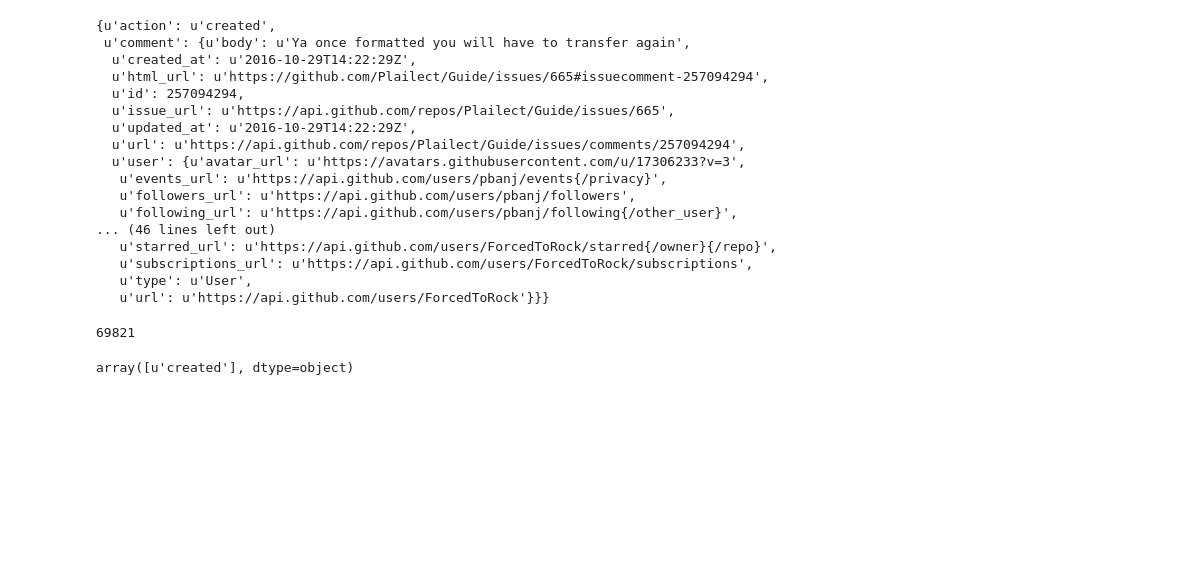
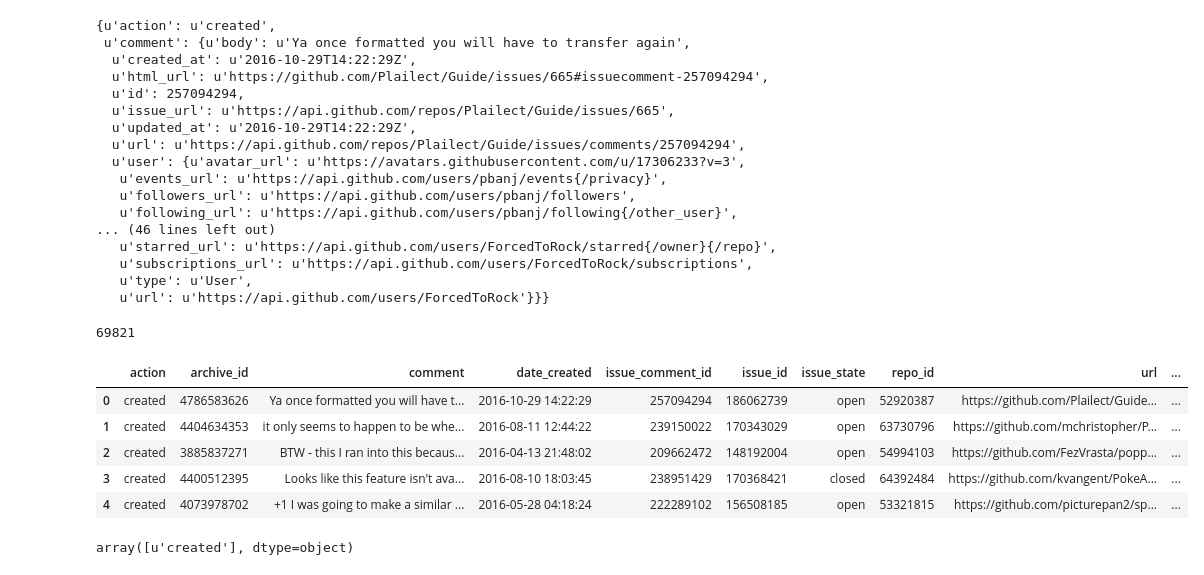
Before and after one commit to nicholas-alonzo/GitHub-Repo-Analysis, a Jupyter notebook: BigQueryProcessing_na.ipynb, the cells around one changed output. Cells and saved outputs as stored; diff of their text form; code cells hidden in the pictures; blank space fills up the shorter version.

Commit message:
small update to issue comment events section

```diff
--- a/BigQueryProcessing_na.ipynb
+++ b/BigQueryProcessing_na.ipynb
@@ -281,12 +281,14 @@ for index, row in IssueCommentEvents.iterrows():
 
     payload = row['payload']
     comment = payload['comment']
+    issue = payload['issue']
 
     ICL.append({'repo_id': row['repo_id'], 'user_id': row['user_id'],
                'user_login': row['login'], 'date_created': row['created_at'],
                'archive_id': row['archive_id'], 'action': payload['action'],
-               'comment': comment['body'], 'comment_id': pd.to_numeric(comment['id']),
-                'url': comment['html_url']})
+               'comment': comment['body'], 'issue_comment_id': pd.to_numeric(comment['id']),
+                'url': comment['html_url'], 'issue_id': pd.to_numeric(issue['id']),
+               'issue_state': issue['state']})
 # %%
 # check the structure of issue comment Event
 len(ICL)
@@ -294,6 +296,15 @@ len(ICL)
 69821
 # %%
 issue_comments_table = pd.DataFrame(ICL)
+# %%
+issue_comments_table.head()
+# %% [output]
+|  | action | archive_id | comment | date_created | issue_comment_id | issue_id | issue_state | repo_id | url | ... |
+| 0 | created | 4786583626 | Ya once formatted you will have t... | 2016-10-29 14:22:29 | 257094294 | 186062739 | open | 52920387 | https://github.com/Plailect/Guide... | ... |
+| 1 | created | 4404634353 | it only seems to happen to be whe... | 2016-08-11 12:44:22 | 239150022 | 170343029 | open | 63730796 | https://github.com/mchristopher/P... | ... |
+| 2 | created | 3885837271 | BTW - this I ran into this becaus... | 2016-04-13 21:48:02 | 209662472 | 148192004 | open | 54994103 | https://github.com/FezVrasta/popp... | ... |
+| 3 | created | 4400512395 | Looks like this feature isn't ava... | 2016-08-10 18:03:45 | 238951429 | 170368421 | closed | 64392484 | https://github.com/kvangent/PokeA... | ... |
+| 4 | created | 4073978702 | +1 I was going to make a similar ... | 2016-05-28 04:18:24 | 222289102 | 156508185 | open | 53321815 | https://github.com/picturepan2/sp... | ... |
 # %%
 # only created events
 issue_comments_table['action'].unique()
```
Also changed, not shown: parts of 8 cells of this notebook.
